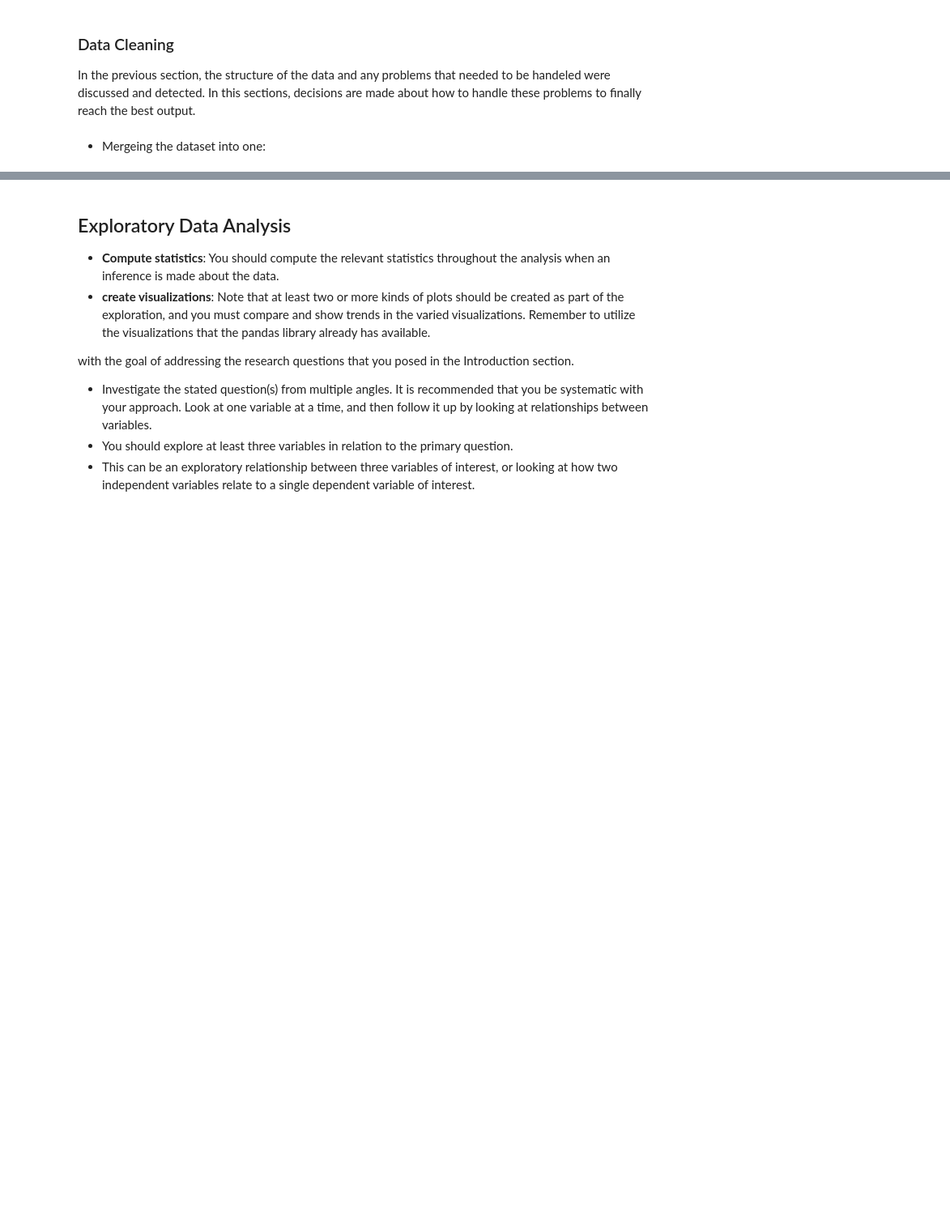
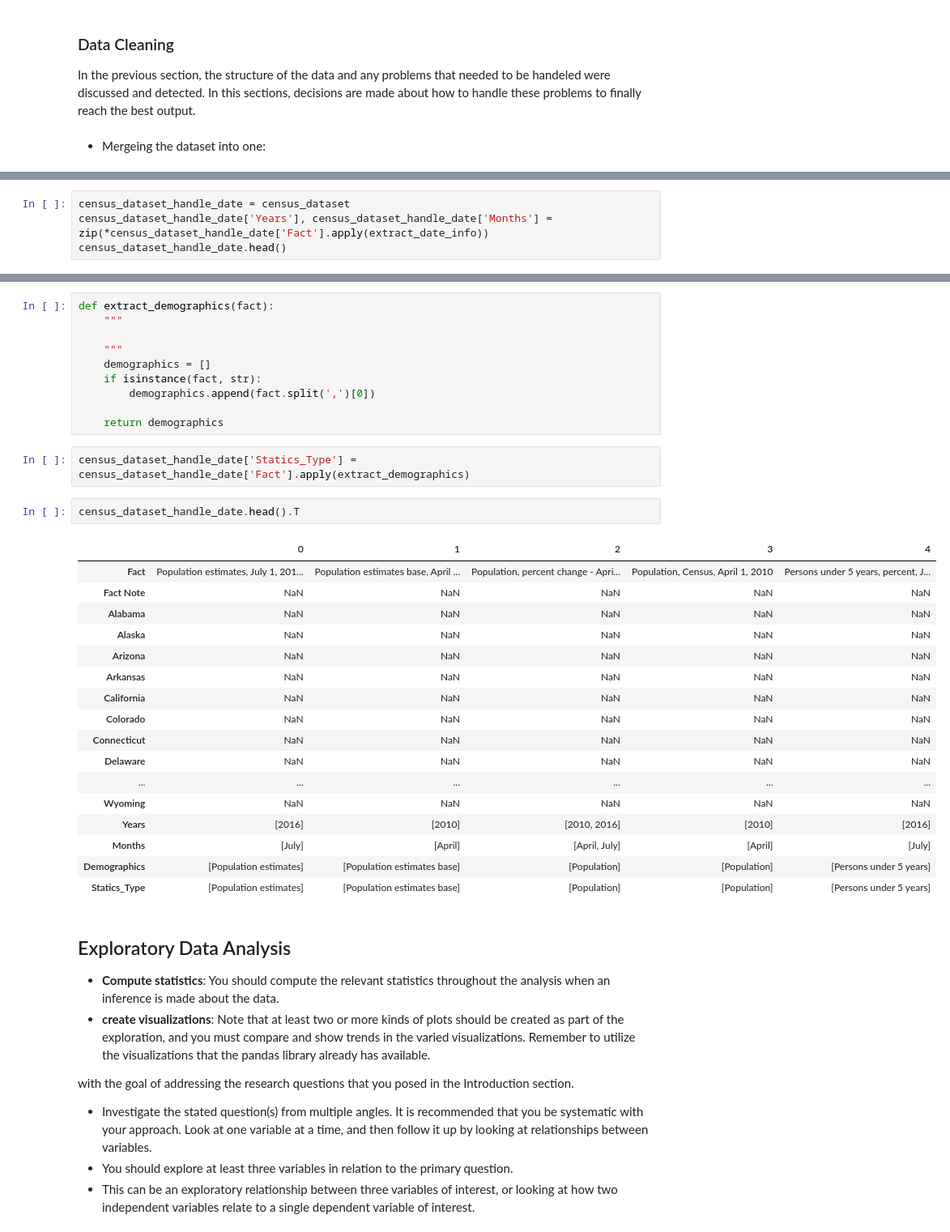
Before and after one commit to sondosaabed/NICS-firearm-background-checks-investigation, a Jupyter notebook: Investigatimg_Ncis_and_Census_data.ipynb, the cells around one changed output, grey strips where cells are left out. Shown at 81% size. Cells and saved outputs as stored; diff of their text form; blank space fills up the shorter version.

```diff
--- a/Investigatimg_Ncis_and_Census_data.ipynb
+++ b/Investigatimg_Ncis_and_Census_data.ipynb
@@ -659,0 +779,4 @@ for i in range(85):
+# %%
+census_dataset_handle_date = census_dataset
+census_dataset_handle_date['Years'], census_dataset_handle_date['Months'] = zip(*census_dataset_handle_date['Fact'].apply(extract_date_info))
+census_dataset_handle_date.head()
@@ -660,3 +791,35 @@ for i in range(85):
+# %%
+def extract_demographics(fact):
+    """
+
+    """
+    demographics = []
+    if isinstance(fact, str):
+        demographics.append(fact.split(',')[0])
+
+    return demographics
+# %%
+census_dataset_handle_date['Statics_Type'] = census_dataset_handle_date['Fact'].apply(extract_demographics)
+# %%
+census_dataset_handle_date.head().T
+# %% [output]
+|  | 0 | 1 | 2 | 3 | 4 |
+| Fact | Population estimates, July 1, 201... | Population estimates base, April ... | Population, percent change - Apri... | Population, Census, April 1, 2010 | Persons under 5 years, percent, J... |
+| Fact Note | NaN | NaN | NaN | NaN | NaN |
+| Alabama | NaN | NaN | NaN | NaN | NaN |
+| Alaska | NaN | NaN | NaN | NaN | NaN |
+| Arizona | NaN | NaN | NaN | NaN | NaN |
+| Arkansas | NaN | NaN | NaN | NaN | NaN |
+| California | NaN | NaN | NaN | NaN | NaN |
+| Colorado | NaN | NaN | NaN | NaN | NaN |
+| Connecticut | NaN | NaN | NaN | NaN | NaN |
+| Delaware | NaN | NaN | NaN | NaN | NaN |
+| ... | ... | ... | ... | ... | ... |
+| Wyoming | NaN | NaN | NaN | NaN | NaN |
+| Years | [2016] | [2010] | [2010, 2016] | [2010] | [2016] |
+| Months | [July] | [April] | [April, July] | [April] | [July] |
+| Demographics | [Population estimates] | [Population estimates base] | [Population] | [Population] | [Persons under 5 years] |
+| Statics_Type | [Population estimates] | [Population estimates base] | [Population] | [Population] | [Persons under 5 years] |
 # %% [markdown]
 <a id='eda'></a>
 ## Exploratory Data Analysis
```
Also changed, not shown: parts of 27 cells of this notebook.
